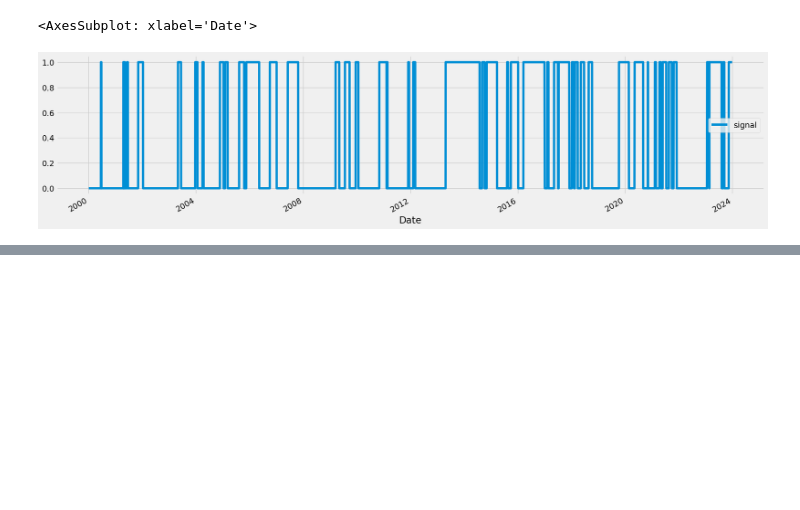
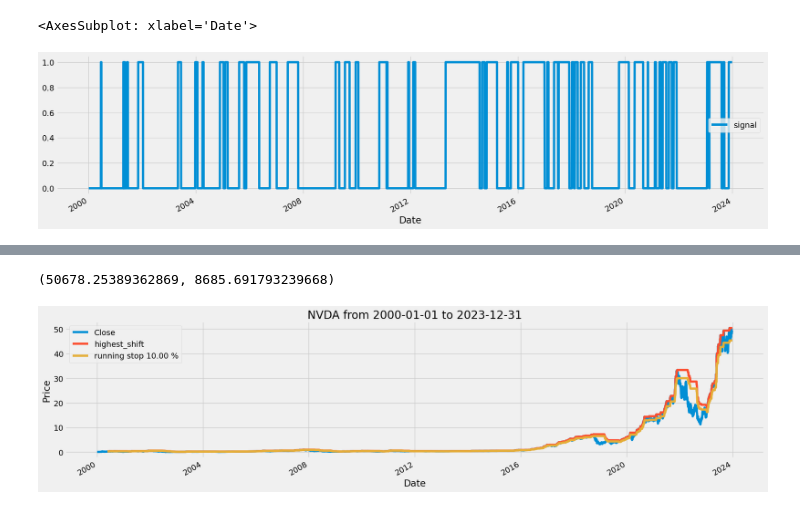
Before and after one commit to pNatTueku/codingProjectwithPython, a Jupyter notebook: project_06_stock_price.ipynb, the cells around one changed output, grey strips where cells are left out. Saved outputs shown, nothing was run; the diff lists cells and outputs as text; code cells hidden in the pictures; blank space fills up the shorter version.

```diff
--- a/project_06_stock_price.ipynb
+++ b/project_06_stock_price.ipynb
@@ -283,3 +283,8 @@ df[['signal']].plot(figsize = (20, 5))
 # %% [output]
 <AxesSubplot: xlabel='Date'>
 [figure]
+# %%
+# calculate returns
+
+df['returns'] = df['Close'].pct_change()
+df.head()
@@ -285,0 +299,5 @@ df[['signal']].plot(figsize = (20, 5))
+# %%
+# calculate simple return
+
+df['strat'] = df['signal'].shift(1) * df['returns']
+df.head(10)
@@ -285,0 +317,21 @@ df[['signal']].plot(figsize = (20, 5))
+# %%
+# calculate the return of buy and hold for the last day [-1]
+
+bnh = ((df['returns'] + 1).cumprod()[-1]-1) * 100
+strat = ((df['strat'] + 1).cumprod()[-1]-1) * 100
+bnh, strat
+# %% [output]
+(50678.25389362869, 8685.691793239668)
+# %%
+# plot
+
+mlp.rcParams['figure.figsize'] = (20, 5)
+df[['Close', 'highest_shift']].plot()
+(df["highest_shift"] * stop_pct).plot(label = f'running stop {(1 - stop_pct)*100:.2f} %')
+plt.title(f'{ticker} from {start} to {end}')
+plt.xlabel('Date')
+plt.ylabel('Price')
+plt.legend()
+plt.show()
+# %% [output]
+[figure, added]
```
Also changed, not shown: parts of 9 cells of this notebook.
